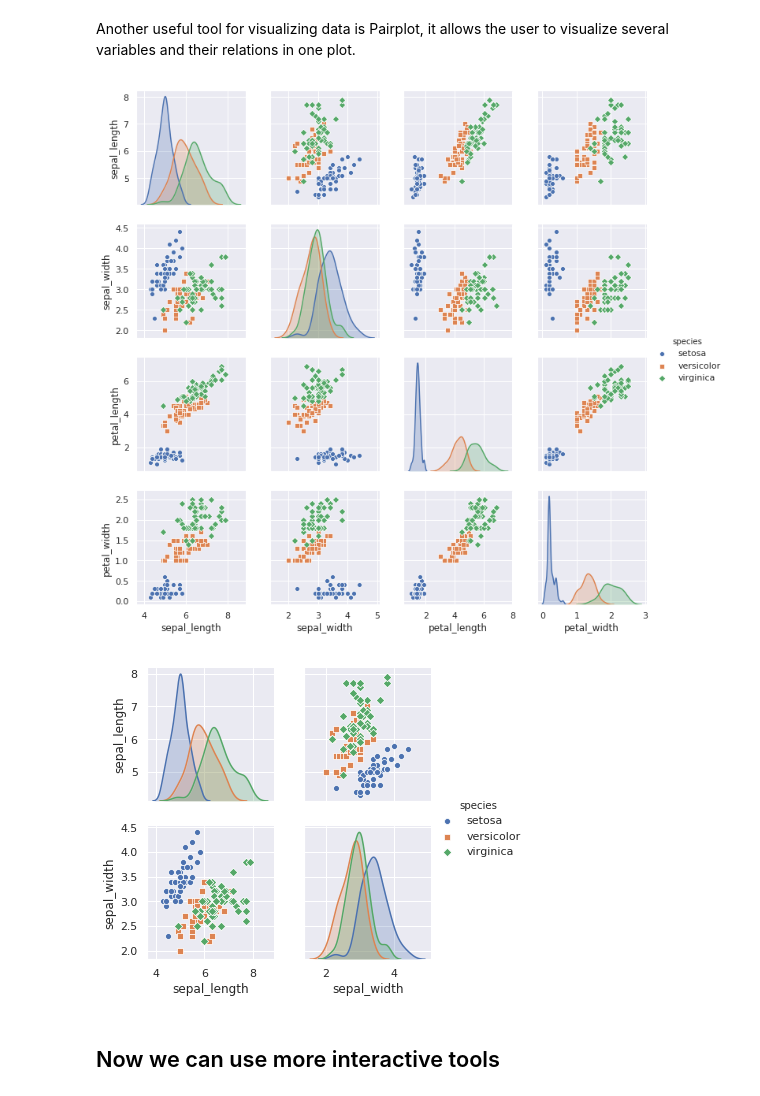
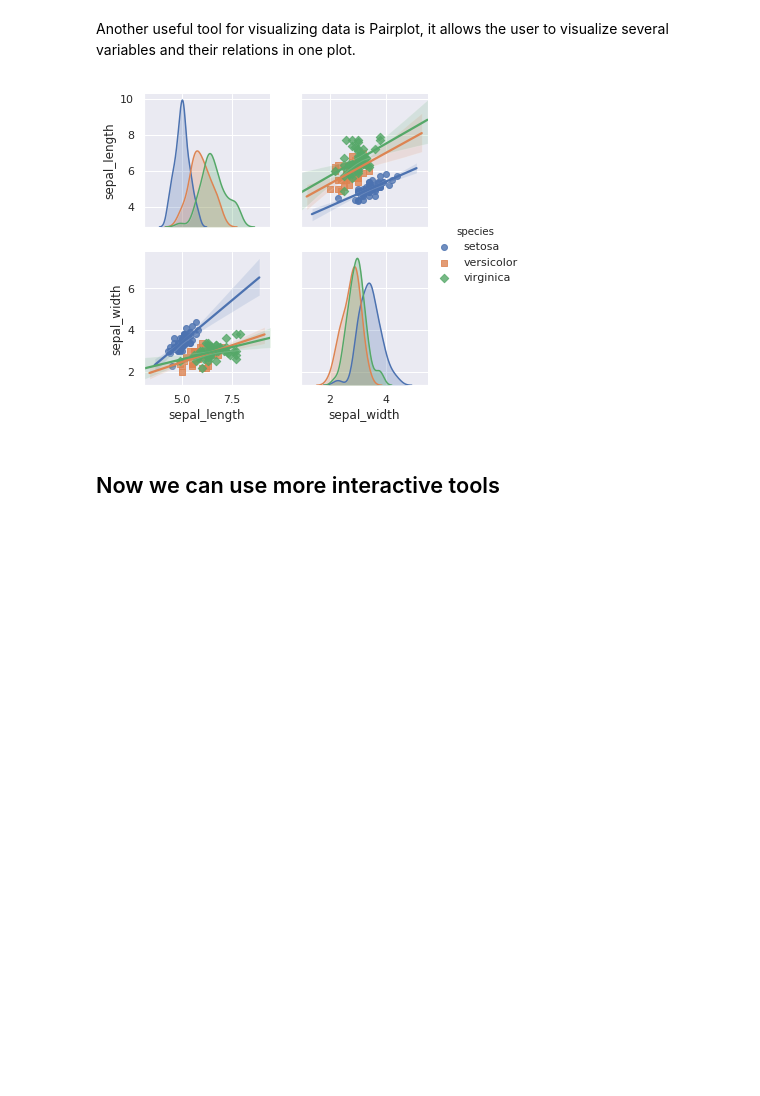
Before and after one commit to ScientificDetectivesAgency/DataScience, a Jupyter notebook: Data Visualization.ipynb, the cells around one changed output. Drawn from its saved outputs; the diff is of its cells as text; code cells hidden in the pictures; blank space fills up the shorter version.

```diff
--- a/Data Visualization.ipynb
+++ b/Data Visualization.ipynb
@@ -123,15 +149,9 @@ Another useful tool for visualizing data is Pairplot, it allows the user to visu
 # %%
-sns.set_style("darkgrid")
-#sns.set(style="whitegrid")
-
-df = sns.load_dataset("iris")
-
-
-pairplot_1 = sns.pairplot(df, hue="species", markers=["o", "s", "D"], palette = "deep")
-pairplot_2 = sns.pairplot(df, vars=["sepal_length", "sepal_width"],  hue="species", markers=["o", "s", "D"])
+pairplot_2 = sns.pairplot(df, vars=["sepal_length", "sepal_width"],
+                          hue="species", markers=["o", "s", "D"],
+                          kind="reg")
 # %% [output]
-[figure, old version]
+[figure, new version]
-[figure, removed]
 # %% [markdown]
 ## Now we can use more interactive tools
 # %%
```
Also changed, not shown: parts of 12 cells of this notebook.
